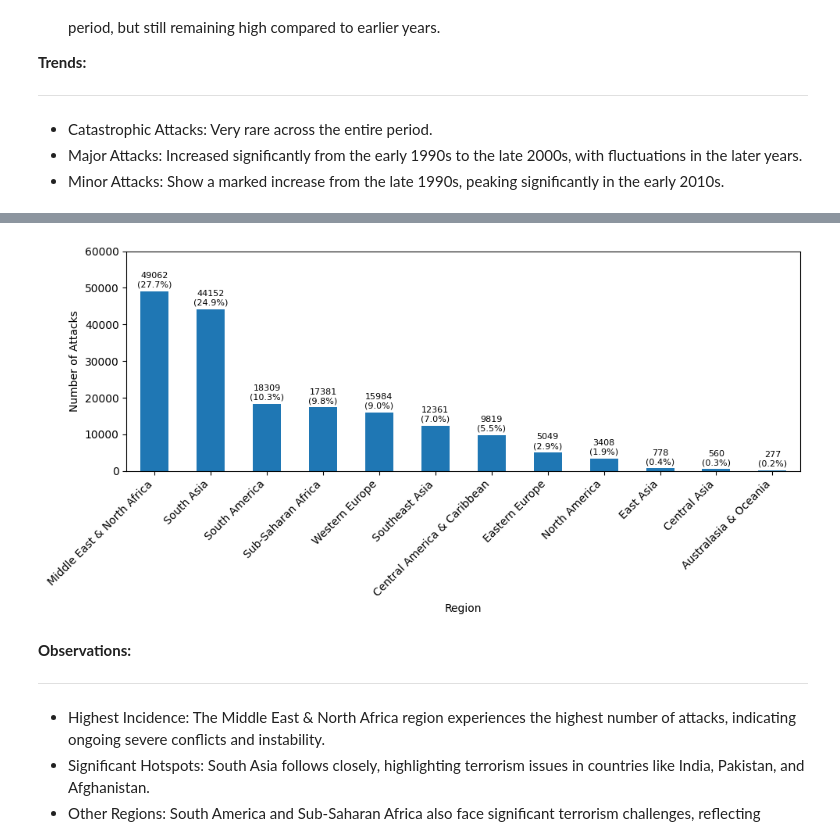
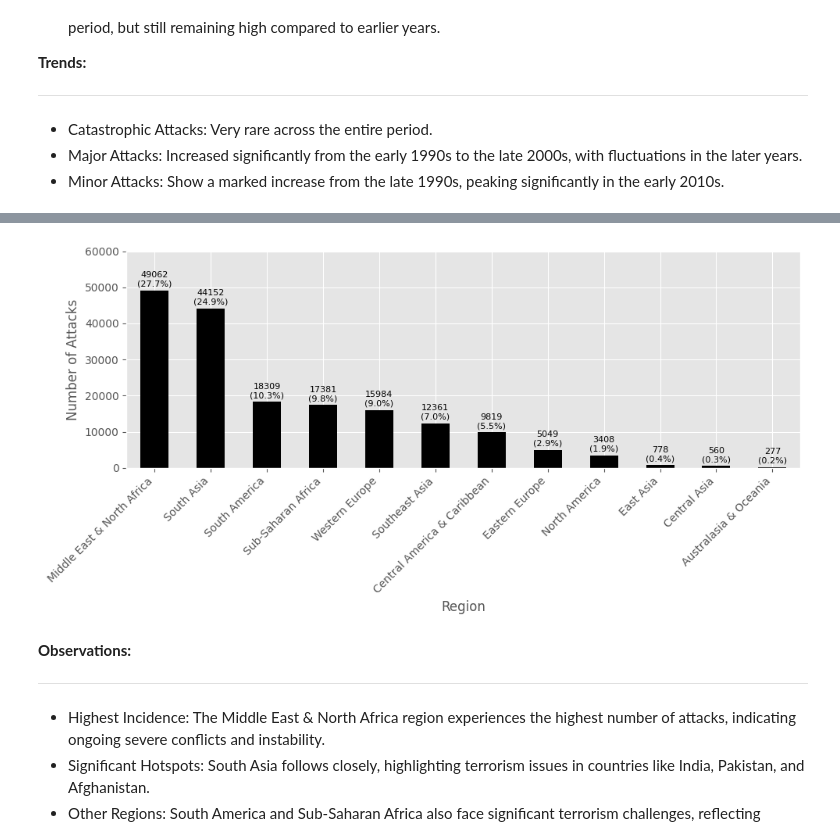
Before and after one commit to kjbhardwaj99/Data-Analysis, a Jupyter notebook: Global_Terrorism_Data_Data_Analysis.ipynb, the cells around one changed output, grey strips where cells are left out. Drawn from its saved outputs; the diff is of its cells as text; code cells hidden in the pictures.

```diff
--- a/Global_Terrorism_Data_Data_Analysis.ipynb
+++ b/Global_Terrorism_Data_Data_Analysis.ipynb
@@ -6,7 +8,7 @@ import pandas as pd
 import matplotlib.pyplot as plt
 import seaborn as sns
 
-#plt.style.use('ggplot')
+plt.style.use('ggplot')
 
 import warnings  # Importing warnings to handle warnings
 warnings.filterwarnings('ignore')  # Ignoring warnings for cleaner output
@@ -141,18 +152,24 @@ df.isna().sum().to_frame().reset_index().rename(columns={0:'col',1:'total'})
 # %%
-df['city'].replace(np.nan,'No Info',inplace=True)
-df['provstate'].replace(np.nan,'No Info',inplace=True)
-df['nkill'].replace(np.nan,0,inplace=True)
+# Replacing NaN values in the 'city' column with 'No Info'
+df['city'].replace(np.nan, 'No Info', inplace=True)
 
-df['nwound'].replace(np.nan,0,inplace=True)
-df['propextent_txt'].replace(np.nan,'Unknown',inplace=True)
+# Replacing NaN values in the 'provstate' column with 'No Info'
+df['provstate'].replace(np.nan, 'No Info', inplace=True)
 
-df['ransomamt'].replace(np.nan,0,inplace=True)
-df['ransompaid'].replace(np.nan,0,inplace=True)
+# Replacing NaN values in the 'nkill' column with 0, assuming missing values indicate no deaths
+df['nkill'].replace(np.nan, 0, inplace=True)
 
-df['success'].replace({0:'No',1:'Yes'},inplace=True)
-df['suicide'].replace({0:'No',1:'Yes'},inplace=True)
-df['individual'].replace({0:'No',1:'Yes'},inplace=True)
-df['extended'].replace({0:'No',1:'Yes'},inplace=True)
+# Replacing NaN values in the 'nwound' column with 0, assuming missing values indicate no injuries
+df['nwound'].replace(np.nan, 0, inplace=True)
+
+# Replacing NaN values in the 'propextent_txt' column with 'Unknown'
+df['propextent_txt'].replace(np.nan, 'Unknown', inplace=True)
+
+# Replacing 0 with 'No' and 1 with 'Yes' in the 'success' column
+df['success'].replace({0: 'No', 1: 'Yes'}, inplace=True)
+
+# Replacing 0 with 'No' and 1 with 'Yes' in the 'suicide' column
+df['suicide'].replace({0: 'No', 1: 'Yes'}, inplace=True)
 # %%
 df.isna().sum().to_frame().reset_index().rename(columns={0:'col',1:'total'})
 # %% [output]
@@ -787,31 +913,31 @@ plt.show()
 # %%
 import matplotlib.pyplot as plt
 
 # Group, count, and sort the data
 grouped_data = df.groupby('region_txt').count()['iyear'].sort_values(ascending=False)
 
 # Plot the bar chart
-ax = grouped_data.plot(kind='bar', figsize=(10, 5))
+ax = grouped_data.plot(kind='bar', figsize=(10, 5),color='black')
 
 # Add percentage labels on top of the bars
 total = grouped_data.sum()
 for p in ax.patches:
     count = p.get_height()
     percentage = f'{count / total * 100:.1f}%'
     ax.annotate(f'{count}\n({percentage})', (p.get_x() + p.get_width() / 2., count),
                 ha='center', va='center', xytext=(0, 10), textcoords='offset points',
                 fontsize=8)
 
 # Set labels and title
 ax.set_ylabel('Number of Attacks')
 ax.set_xlabel('Region')
 plt.xticks(rotation=45, ha='right')
 plt.ylim(0,60000)
 plt.tight_layout()
 
 plt.show()
 # %% [output]
-[figure, old version]
+[figure, new version]
 # %% [markdown]
 **Observations:**
 
```
Also changed, not shown: parts of 76 cells of this notebook.
